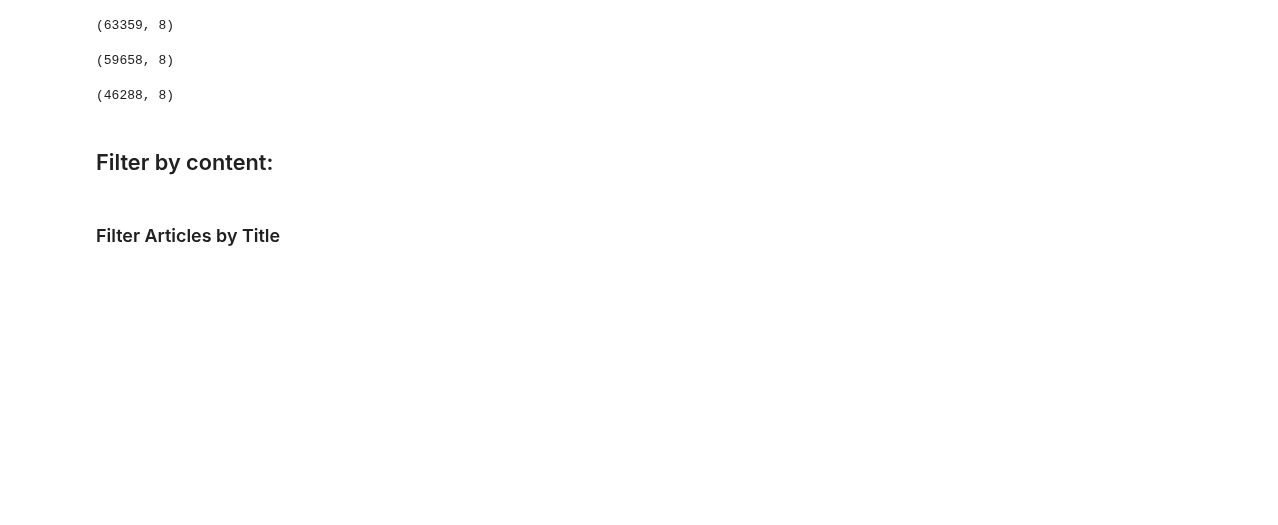
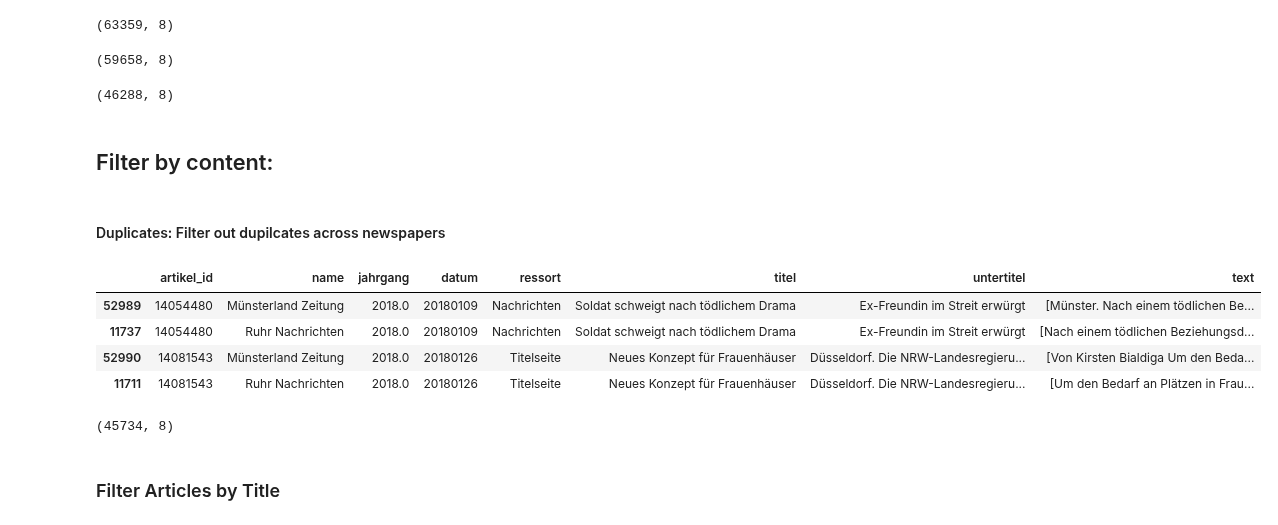
Before and after one commit to blue-create/langlens, a Jupyter notebook: scripts/elinor_export.ipynb, the cells around one changed output. Drawn from its saved outputs; the diff is of its cells as text; code cells hidden in the pictures; blank space fills up the shorter version.

```diff
--- a/scripts/elinor_export.ipynb
+++ b/scripts/elinor_export.ipynb
@@ -194,6 +194,24 @@ df_subset_clean=df_subset
 # temporaray: step is part of format_data
 df_subset_clean=df_subset_clean[df_subset_clean["name"]!="Falter (APA)"]
 df_subset_clean=df_subset_clean[df_subset_clean["name"]!="Der Rheintaler"]
+# %% [markdown]
+#### Duplicates: Filter out dupilcates across newspapers
+# %%
+df_subset_clean.artikel_id=df_subset_clean.artikel_id.astype(str)
+# %%
+#example of duplicates
+df_subset_clean[df_subset_clean.duplicated(keep=False, subset=["artikel_id", "titel"])].sort_values("artikel_id").head(4)
+# %% [output]
+|  | artikel_id | name | jahrgang | datum | ressort | titel | untertitel | text |
+| 52989 | 14054480 | Münsterland Zeitung | 2018.0 | 20180109 | Nachrichten | Soldat schweigt nach tödlichem Drama | Ex-Freundin im Streit erwürgt | [Münster. Nach einem tödlichen Be... |
+| 11737 | 14054480 | Ruhr Nachrichten | 2018.0 | 20180109 | Nachrichten | Soldat schweigt nach tödlichem Drama | Ex-Freundin im Streit erwürgt | [Nach einem tödlichen Beziehungsd... |
+| 52990 | 14081543 | Münsterland Zeitung | 2018.0 | 20180126 | Titelseite | Neues Konzept für Frauenhäuser | Düsseldorf. Die NRW-Landesregieru... | [Von Kirsten Bialdiga Um den Beda... |
+| 11711 | 14081543 | Ruhr Nachrichten | 2018.0 | 20180126 | Titelseite | Neues Konzept für Frauenhäuser | Düsseldorf. Die NRW-Landesregieru... | [Um den Bedarf an Plätzen in Frau... |
+# %%
+df_subset_clean=df_subset_clean.drop_duplicates(keep="first", subset=["artikel_id"])
+df_subset_clean.shape
+# %% [output]
+(45734, 8)
 # %% [markdown]
 ### Filter Articles by Title
 # %%
```
Also changed, not shown: parts of 25 cells of this notebook.
